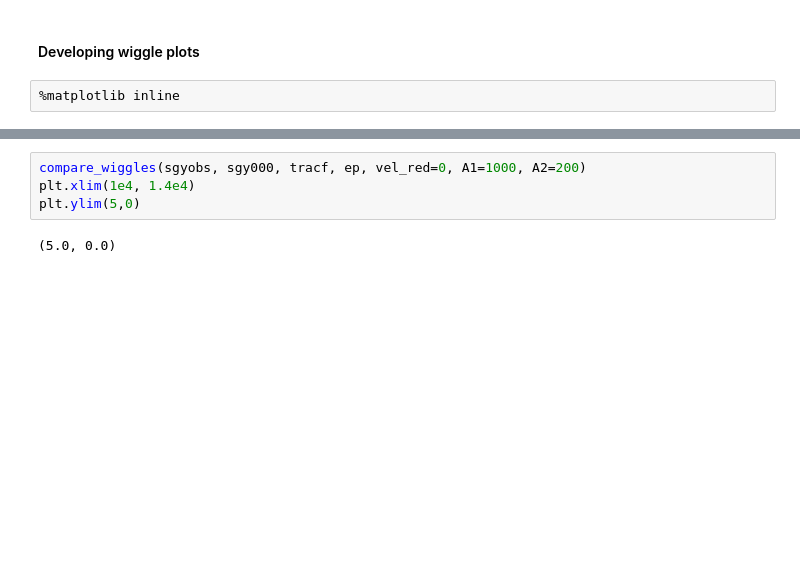
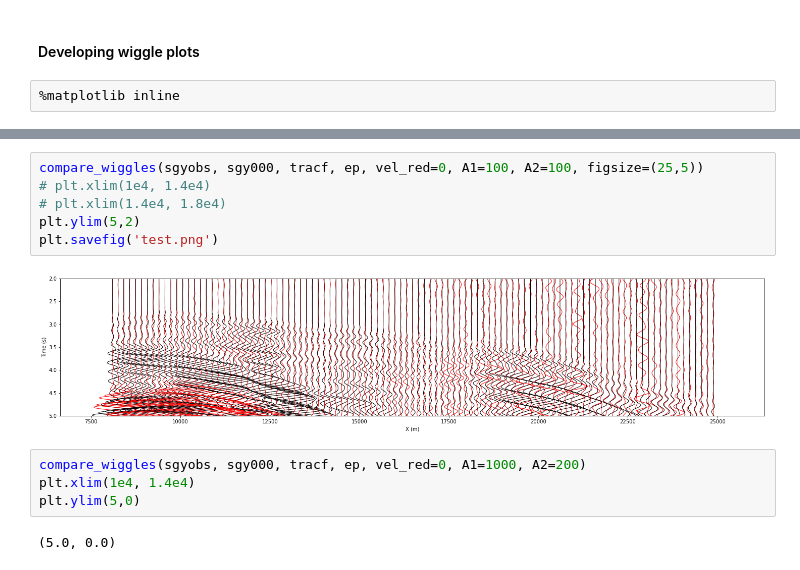
Before and after one commit to kmch/Kolumbo-FWI, a Jupyter notebook: notebooks/Data_fit.ipynb, the cells around one changed output, grey strips where cells are left out. Cells and saved outputs as stored; diff of their text form; blank space fills up the shorter version.

```diff
--- a/notebooks/Data_fit.ipynb
+++ b/notebooks/Data_fit.ipynb
@@ -126,3 +264,11 @@ plt.ylim(5,0)
+# %%
+compare_wiggles(sgyobs, sgy000, tracf, ep, vel_red=0, A1=100, A2=100, figsize=(25,5))
+# plt.xlim(1e4, 1.4e4)
+# plt.xlim(1.4e4, 1.8e4)
+plt.ylim(5,2)
+plt.savefig('test.png')
+# %% [output]
+[figure, added]
 # %%
 compare_wiggles(sgyobs, sgy000, tracf, ep, vel_red=0, A1=1000, A2=200)
 plt.xlim(1e4, 1.4e4)
```
Also changed, not shown: parts of 12 cells of this notebook.
